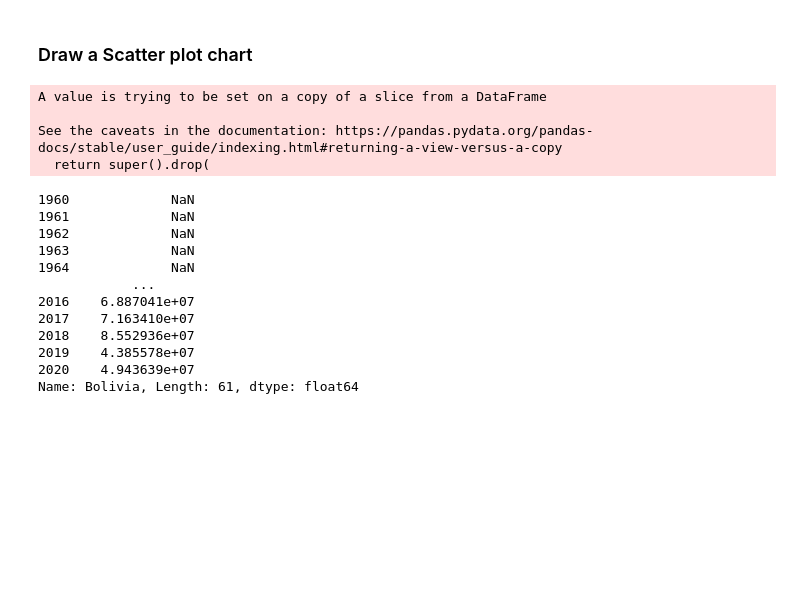
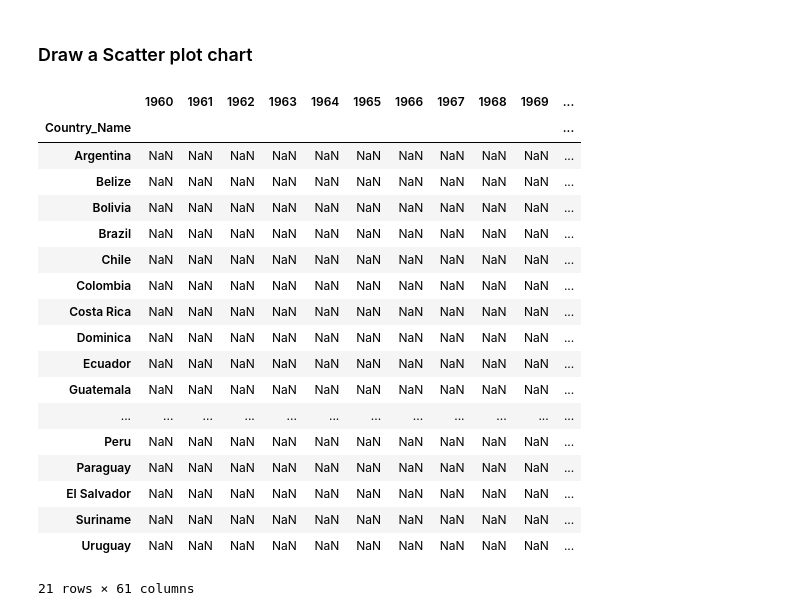
Before and after one commit to DSKUS-Foreign-Aid/Foreign_Aid, a Jupyter notebook: EDA.ipynb, the cells around one changed output. Cells and saved outputs as stored; diff of their text form; code cells hidden in the pictures; blank space fills up the shorter version.

```diff
--- a/EDA.ipynb
+++ b/EDA.ipynb
@@ -374,22 +372,25 @@ def new_draw_scatter_plot(dataframe, sn1, sn2, cn):
 # %%
 d1, d2 = new_year_col(new_df,'ICT_Exports_USD', 'TechCoopGrants')
-d1.loc['Bolivia']
+d1
 # %% [output]
+|  | 1960 | 1961 | 1962 | 1963 | 1964 | 1965 | 1966 | 1967 | 1968 | 1969 | ... |
+| Country_Name |  |  |  |  |  |  |  |  |  |  | ... |
+| Argentina | NaN | NaN | NaN | NaN | NaN | NaN | NaN | NaN | NaN | NaN | ... |
+| Belize | NaN | NaN | NaN | NaN | NaN | NaN | NaN | NaN | NaN | NaN | ... |
+| Bolivia | NaN | NaN | NaN | NaN | NaN | NaN | NaN | NaN | NaN | NaN | ... |
+| Brazil | NaN | NaN | NaN | NaN | NaN | NaN | NaN | NaN | NaN | NaN | ... |
+| Chile | NaN | NaN | NaN | NaN | NaN | NaN | NaN | NaN | NaN | NaN | ... |
+| Colombia | NaN | NaN | NaN | NaN | NaN | NaN | NaN | NaN | NaN | NaN | ... |
+| Costa Rica | NaN | NaN | NaN | NaN | NaN | NaN | NaN | NaN | NaN | NaN | ... |
+| Dominica | NaN | NaN | NaN | NaN | NaN | NaN | NaN | NaN | NaN | NaN | ... |
+| Ecuador | NaN | NaN | NaN | NaN | NaN | NaN | NaN | NaN | NaN | NaN | ... |
+| Guatemala | NaN | NaN | NaN | NaN | NaN | NaN | NaN | NaN | NaN | NaN | ... |
+| ... | ... | ... | ... | ... | ... | ... | ... | ... | ... | ... | ... |
+| Peru | NaN | NaN | NaN | NaN | NaN | NaN | NaN | NaN | NaN | NaN | ... |
+| Paraguay | NaN | NaN | NaN | NaN | NaN | NaN | NaN | NaN | NaN | NaN | ... |
+| El Salvador | NaN | NaN | NaN | NaN | NaN | NaN | NaN | NaN | NaN | NaN | ... |
+| Suriname | NaN | NaN | NaN | NaN | NaN | NaN | NaN | NaN | NaN | NaN | ... |
+| Uruguay | NaN | NaN | NaN | NaN | NaN | NaN | NaN | NaN | NaN | NaN | ... |
-A value is trying to be set on a copy of a slice from a DataFrame
-
-See the caveats in the documentation: https://pandas.pydata.org/pandas-docs/stable/user_guide/indexing.html#returning-a-view-versus-a-copy
-  return super().drop(
+21 rows × 61 columns
-1960             NaN
-1961             NaN
-1962             NaN
-1963             NaN
-1964             NaN
-            ...
-2016    6.887041e+07
-2017    7.163410e+07
-2018    8.552936e+07
-2019    4.385578e+07
-2020    4.943639e+07
-Name: Bolivia, Length: 61, dtype: float64
 # %%
 Country_Name = new_df.Country_Name.unique()
```
Also changed, not shown: parts of 9 cells of this notebook, 1 other file.
